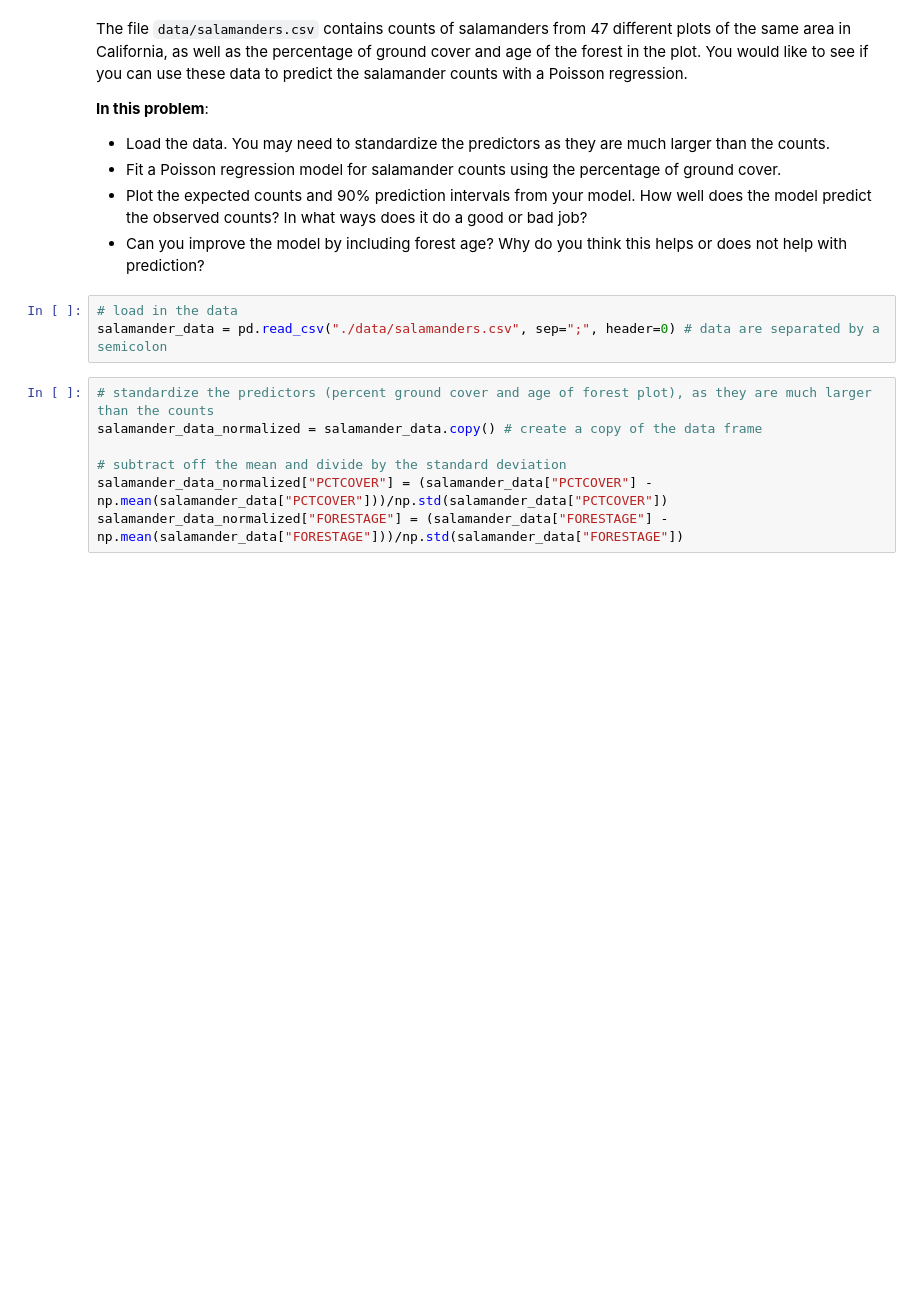
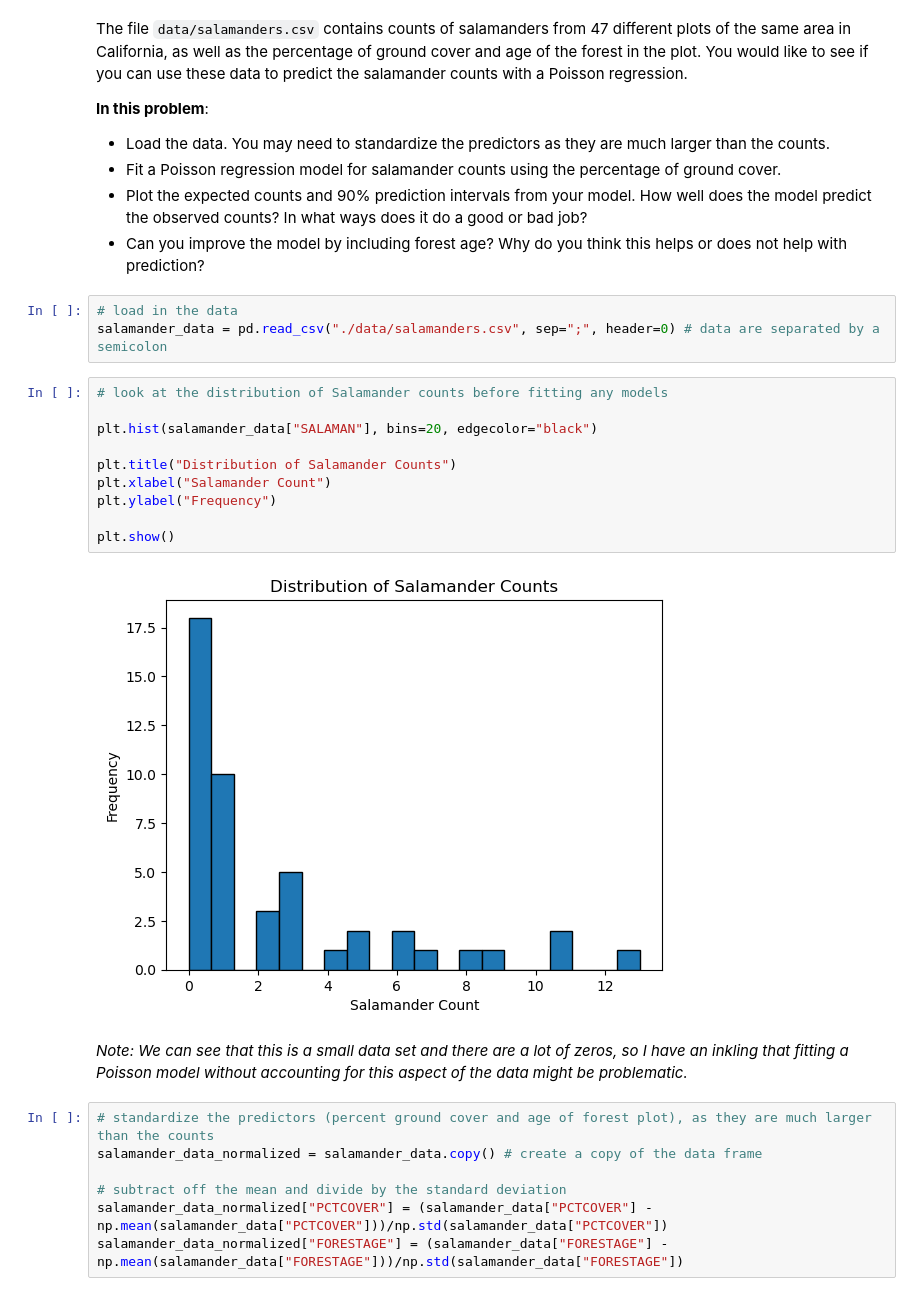
Before and after one commit to BEE4850-SP25/hw02-christinemswanson, a Jupyter notebook: hw02.ipynb, the cells around one changed output. Drawn from its saved outputs; the diff is of its cells as text; blank space fills up the shorter version.

```diff
--- a/hw02.ipynb
+++ b/hw02.ipynb
@@ -435,6 +437,20 @@ with a Poisson regression.
 # %%
 # load in the data
 salamander_data = pd.read_csv("./data/salamanders.csv", sep=";", header=0) # data are separated by a semicolon
+# %%
+# look at the distribution of Salamander counts before fitting any models
+
+plt.hist(salamander_data["SALAMAN"], bins=20, edgecolor="black")
+
+plt.title("Distribution of Salamander Counts")
+plt.xlabel("Salamander Count")
+plt.ylabel("Frequency")
+
+plt.show()
+# %% [output]
+[figure, added]
+# %% [markdown]
+*Note: We can see that this is a small data set and there are a lot of zeros, so I have an inkling that fitting a Poisson model without accounting for this aspect of the data might be problematic.*
 # %%
 # standardize the predictors (percent ground cover and age of forest plot), as they are much larger than the counts
 salamander_data_normalized = salamander_data.copy() # create a copy of the data frame
```
Also changed, not shown: parts of 12 cells of this notebook.
